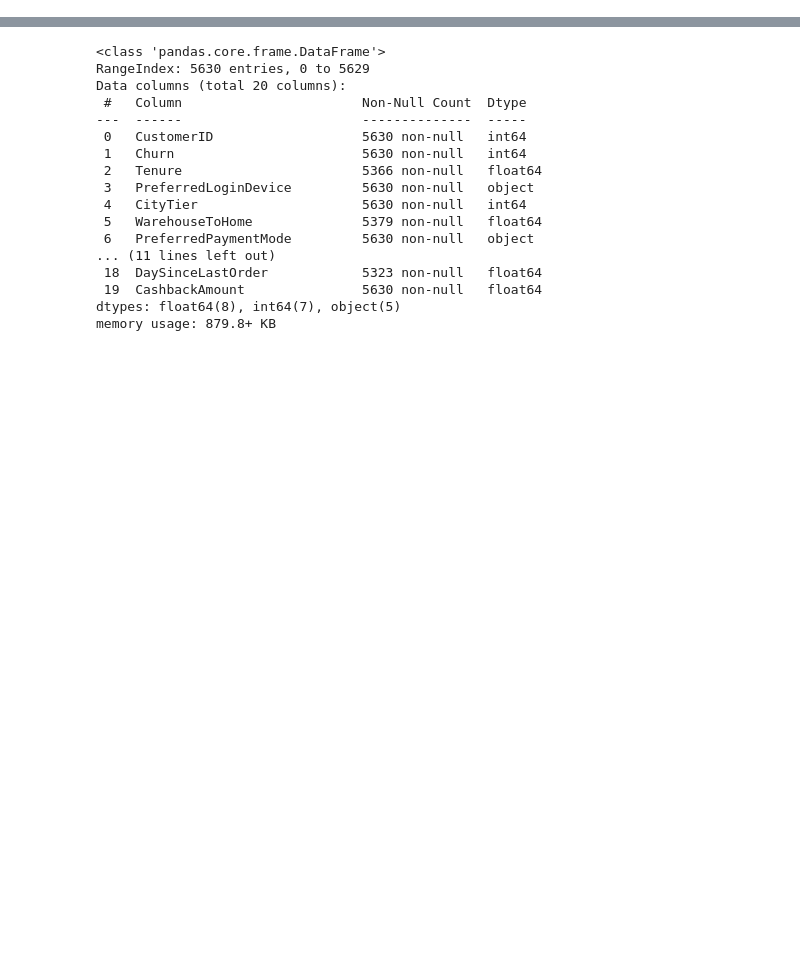
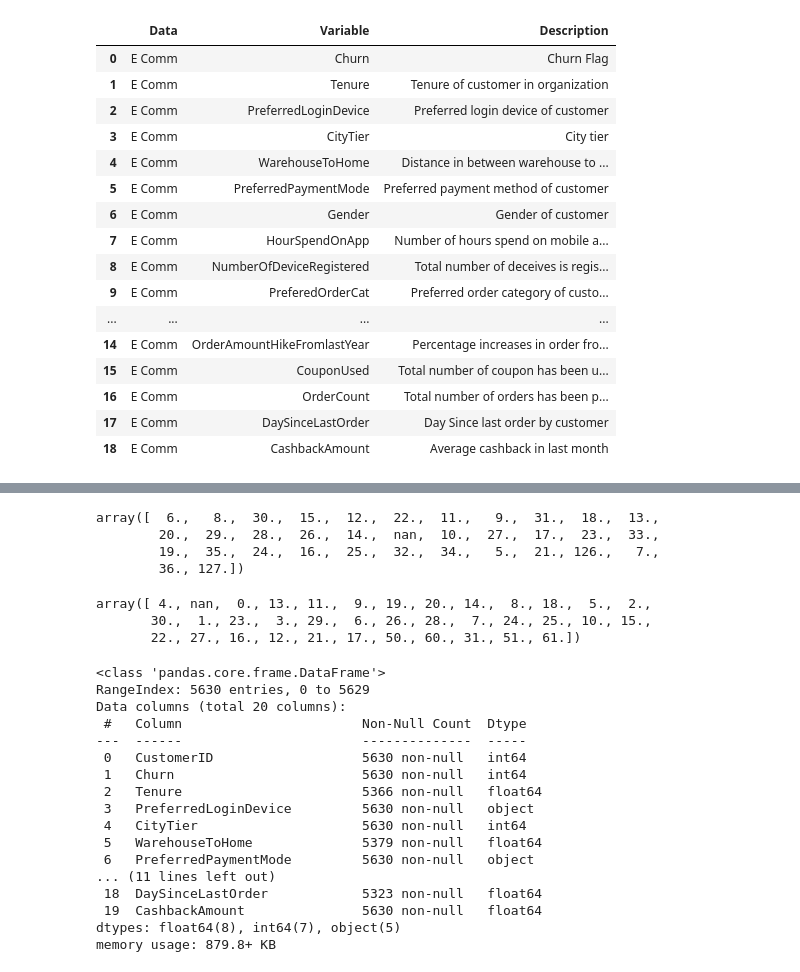
Before and after one commit to aktrikx/mp_cp_ak, a Jupyter notebook: churn_prediction.ipynb, the cells around one changed output, grey strips where cells are left out. Saved outputs shown, nothing was run; the diff lists cells and outputs as text; code cells hidden in the pictures; blank space fills up the shorter version.

```diff
--- a/churn_prediction.ipynb
+++ b/churn_prediction.ipynb
@@ -20,5 +27,34 @@ from statsmodels.stats.outliers_influence import variance_inflation_factor
 # %%
-# Load the data set
+# Loading the main dataset and the data dictionary from an Excel file
+
 df  = pd.read_excel('/Users/arjunkhatiwada/Documents/master_project_code/mp_cp_ak/e_commerce_dataset.xlsx',sheet_name='E Comm')
+data_disc = pd.read_excel('/Users/arjunkhatiwada/Documents/master_project_code/mp_cp_ak/e_commerce_dataset.xlsx',sheet_name='Data Dict')
 df_eda = df.copy()
+# %%
+# Preview of Data Dictionary with brief description
+
+pd.set_option('display.max_colwidth', 100)
+data_disc.columns = data_disc.iloc[0]
+data_disc = data_disc[2:]
+data_disc.reset_index(drop=True, inplace=True)
+data_disc.rename(columns={'Discerption': 'Description'}, inplace=True)
+data_disc.iloc[:,1:]
+# %% [output]
+|  | Data | Variable | Description |
+| 0 | E Comm | Churn | Churn Flag |
+| 1 | E Comm | Tenure | Tenure of customer in organization |
+| 2 | E Comm | PreferredLoginDevice | Preferred login device of customer |
+| 3 | E Comm | CityTier | City tier |
+| 4 | E Comm | WarehouseToHome | Distance in between warehouse to ... |
+| 5 | E Comm | PreferredPaymentMode | Preferred payment method of customer |
+| 6 | E Comm | Gender | Gender of customer |
+| 7 | E Comm | HourSpendOnApp | Number of hours spend on mobile a... |
+| 8 | E Comm | NumberOfDeviceRegistered | Total number of deceives is regis... |
+| 9 | E Comm | PreferedOrderCat | Preferred order category of custo... |
+| ... | ... | ... | ... |
+| 14 | E Comm | OrderAmountHikeFromlastYear | Percentage increases in order fro... |
+| 15 | E Comm | CouponUsed | Total number of coupon has been u... |
+| 16 | E Comm | OrderCount | Total number of orders has been p... |
+| 17 | E Comm | DaySinceLastOrder | Day Since last order by customer |
+| 18 | E Comm | CashbackAmount | Average cashback in last month |
 # %%
@@ -31,4 +67,19 @@ df.head()
 | 2 | 50003 | 1 | NaN | Phone | 1 | 30.0 | Debit Card | ... |
 | 3 | 50004 | 1 | 0.0 | Phone | 3 | 15.0 | Debit Card | ... |
 | 4 | 50005 | 1 | 0.0 | Phone | 1 | 12.0 | CC | ... |
+# %%
+# Cheking the data in the column WarehouseToHome. In the data Description, unit is not mentioned so we consider it to be in kilometers(KM)
+df['WarehouseToHome'].unique()
+# %% [output]
+array([  6.,   8.,  30.,  15.,  12.,  22.,  11.,   9.,  31.,  18.,  13.,
+        20.,  29.,  28.,  26.,  14.,  nan,  10.,  27.,  17.,  23.,  33.,
+        19.,  35.,  24.,  16.,  25.,  32.,  34.,   5.,  21., 126.,   7.,
+        36., 127.])
+# %%
+# Cheking the data in the column Tenure. In the data Description, unit is not mentioned so we consider it to be in months
+df['Tenure'].unique()
+# %% [output]
+array([ 4., nan,  0., 13., 11.,  9., 19., 20., 14.,  8., 18.,  5.,  2.,
+       30.,  1., 23.,  3., 29.,  6., 26., 28.,  7., 24., 25., 10., 15.,
+       22., 27., 16., 12., 21., 17., 50., 60., 31., 51., 61.])
 # %%
```
Also changed, not shown: parts of 67 cells of this notebook, 9 other files.
